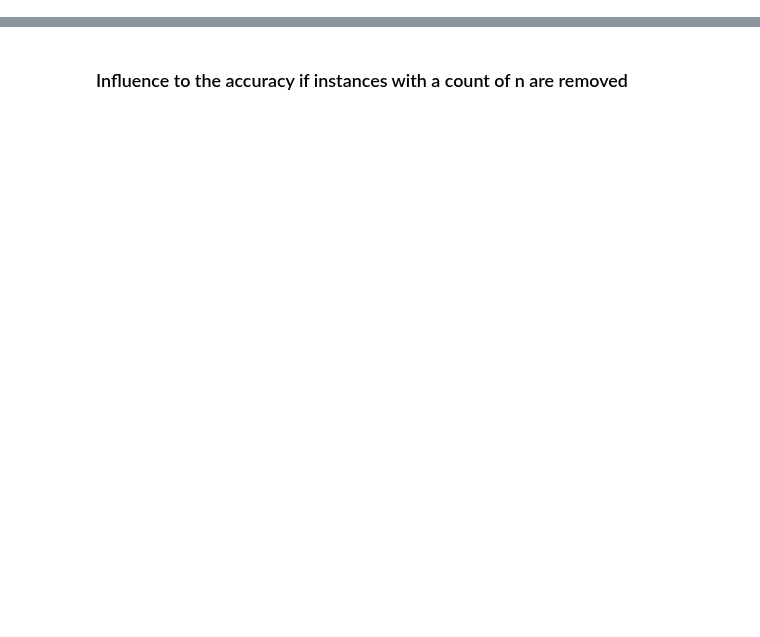
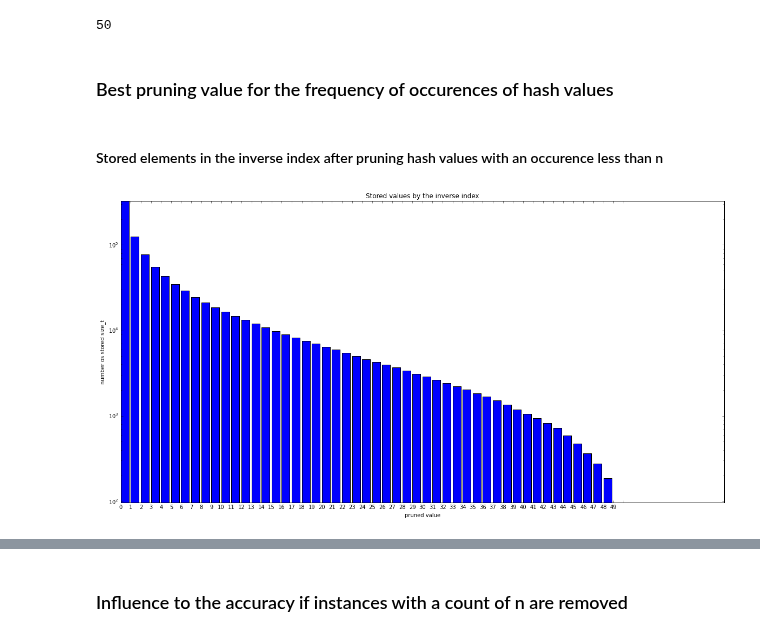
Before and after one commit to joachimwolff/sparse-neighbors-search, a Jupyter notebook: example/Methods to save memory.ipynb, the cells around one changed output, grey strips where cells are left out. Drawn from its saved outputs; the diff is of its cells as text; code cells hidden in the pictures; blank space fills up the shorter version.

```diff
--- a/example/Methods to save memory.ipynb
+++ b/example/Methods to save memory.ipynb
@@ -42,0 +146,17 @@ plt.show()
+# %%
+max_error = np.average(accuracy_max)
+max_time = np.average(time_kneighbors_max)
+memory_list = []
+for dist in distribution_inverse_index_max:
+    value = 0
+    for mem in dist[0]:
+        value += dist[0][mem]
+    memory_list.append(value)
+
+max_memory = np.average(memory_list)
+# %%
+print max(distribution_inverse_index_max[0][0].iterkeys())
+# %% [output]
+50
+# %% [markdown]
+### Best pruning value for the frequency of occurences of hash values
@@ -42,0 +202,23 @@ plt.show()
+# %%
+memory_list = []
+for dist in distribution_inverse_index:
+    value = 0
+    for mem in dist[0]:
+        value += dist[0][mem]
+    memory_list.append(value)
+# %% [markdown]
+#### Stored elements in the inverse index after pruning hash values with an occurence less than n
+# %%
+data = np.arange(len(memory_list))
+plt.figure(figsize=(20, 10))
+plt.yscale('log')
+plt.bar(data, memory_list)
+plt.xticks(data, range(max(distribution_inverse_index_max[0][0].iterkeys())))
+ymax = max(memory_list)
+plt.ylim(0, ymax)
+plt.ylabel("number os stored size_t")
+plt.xlabel("pruned value")
+plt.title("Stored values by the inverse index")
+plt.show()
+# %% [output]
+[figure, added]
```
Also changed, not shown: parts of 23 cells of this notebook.
